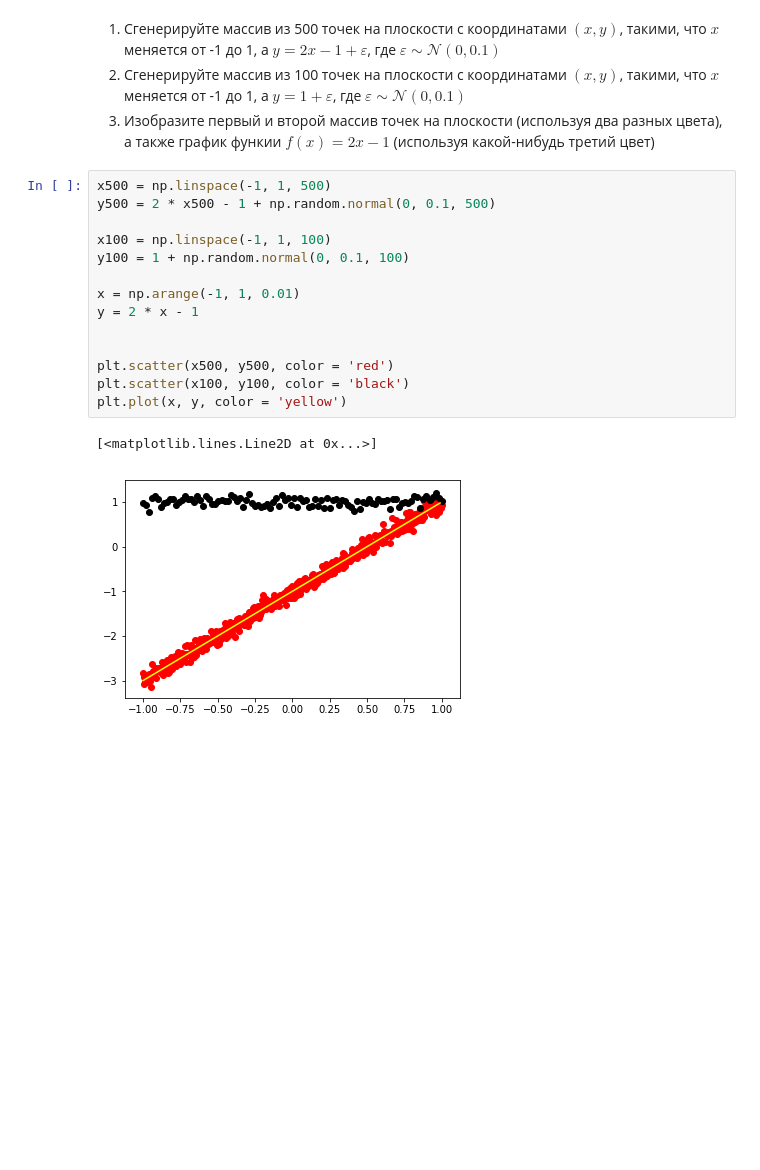
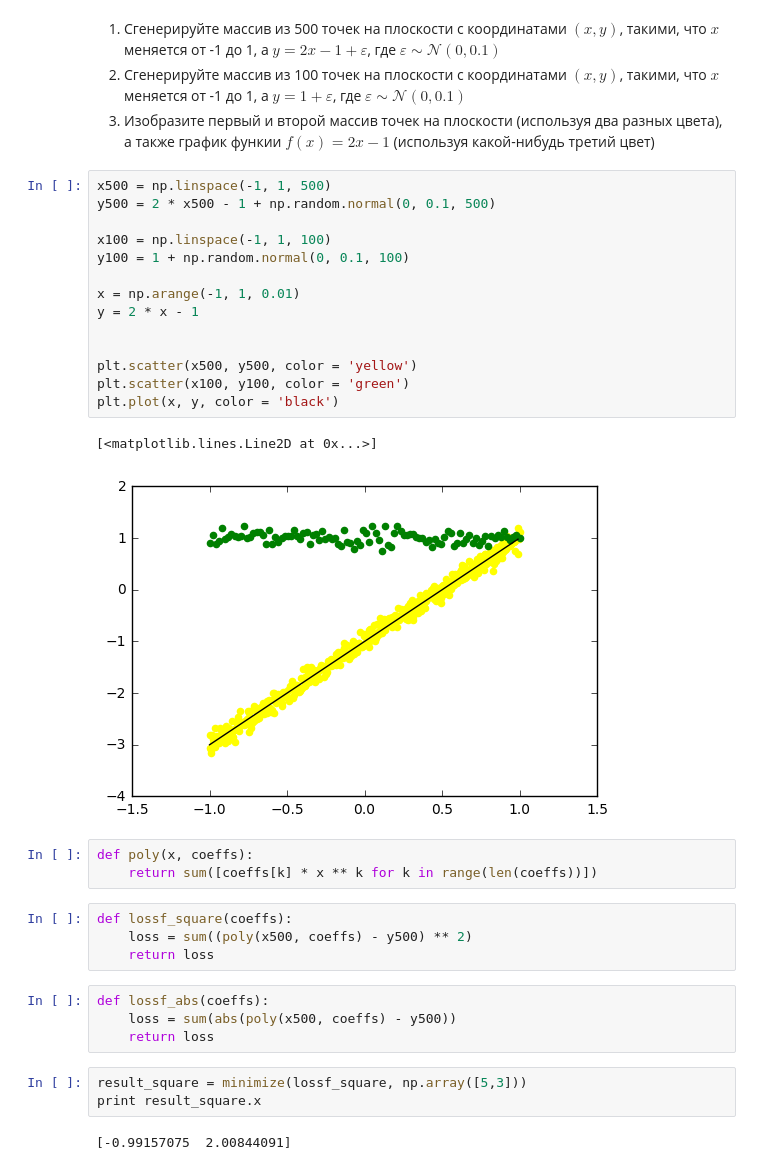
Before and after one commit to segasp5/Python, a Jupyter notebook: 7_numpy_scipy_matplotlib_sklearn.ipynb, the cells around one changed output. Saved outputs shown, nothing was run; the diff lists cells and outputs as text; blank space fills up the shorter version.

```diff
--- a/7_numpy_scipy_matplotlib_sklearn.ipynb
+++ b/7_numpy_scipy_matplotlib_sklearn.ipynb
@@ -286,17 +294,33 @@ plt.show()
 # %%
 x500 = np.linspace(-1, 1, 500)
 y500 = 2 * x500 - 1 + np.random.normal(0, 0.1, 500)
 
 x100 = np.linspace(-1, 1, 100)
 y100 = 1 + np.random.normal(0, 0.1, 100)
 
 x = np.arange(-1, 1, 0.01)
 y = 2 * x - 1
 
 
-plt.scatter(x500, y500, color = 'red')
-plt.scatter(x100, y100, color = 'black')
-plt.plot(x, y, color = 'yellow')
+plt.scatter(x500, y500, color = 'yellow')
+plt.scatter(x100, y100, color = 'green')
+plt.plot(x, y, color = 'black')
 # %% [output]
 [<matplotlib.lines.Line2D at 0x...>]
-[figure, old version]
+[figure, new version]
+# %%
+def poly(x, coeffs):
+    return sum([coeffs[k] * x ** k for k in range(len(coeffs))])
+# %%
+def lossf_square(coeffs):
+    loss = sum((poly(x500, coeffs) - y500) ** 2)
+    return loss
+# %%
+def lossf_abs(coeffs):
+    loss = sum(abs(poly(x500, coeffs) - y500))
+    return loss
+# %%
+result_square = minimize(lossf_square, np.array([5,3]))
+print result_square.x
+# %% [output]
+[-0.99157075  2.00844091]
```
Also changed, not shown: parts of 24 cells of this notebook.
